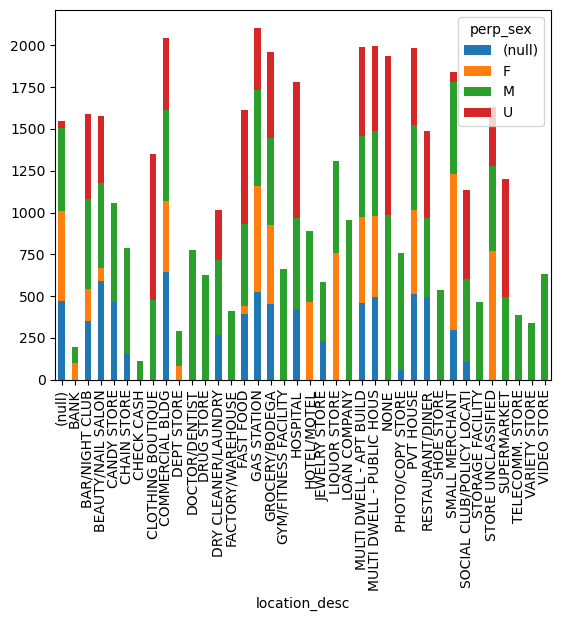
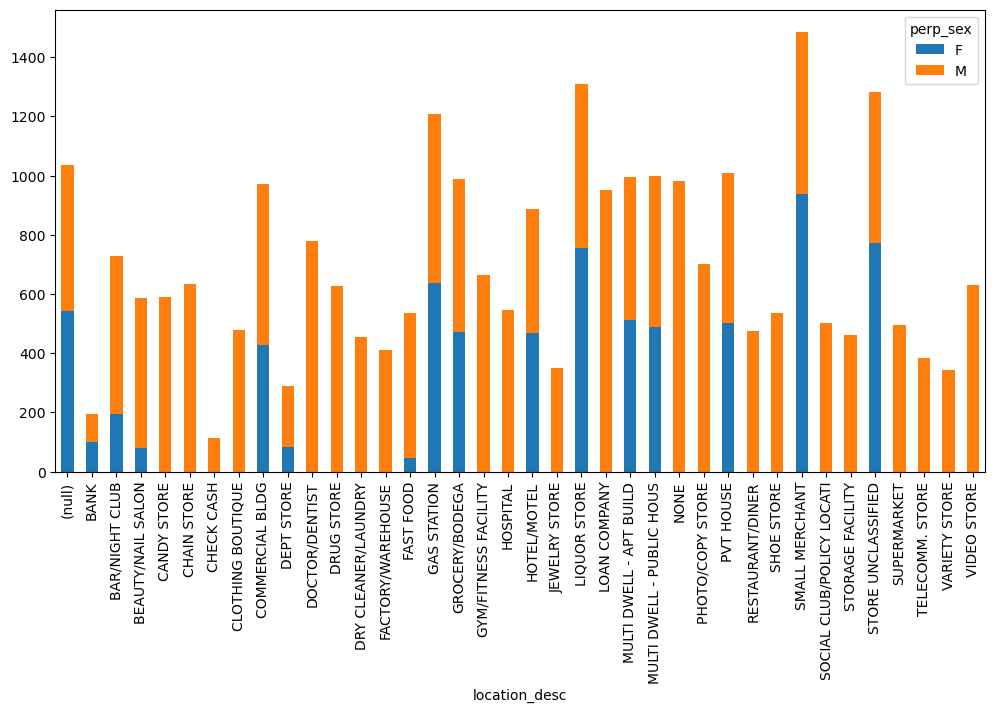
Unified diff of the notebook cell whose output changed from the first chart to the second:
--- before
+++ after
@@ -3,3 +3,11 @@
 print(pivot_perp_sex_by_location)
 
-pivot_perp_sex_by_location.plot.bar(stacked=True)
+valid_sex = ['F', 'M']
+
+valid_sex = ['F', 'M']
+pivot_perp_sex_by_location = pivot_perp_sex_by_location.reindex(columns=valid_sex, fill_value=0)
+
+pivot_perp_sex_by_location.plot.bar(
+    stacked=True,
+    figsize=(12,6)
+)

Commit: futher analysis